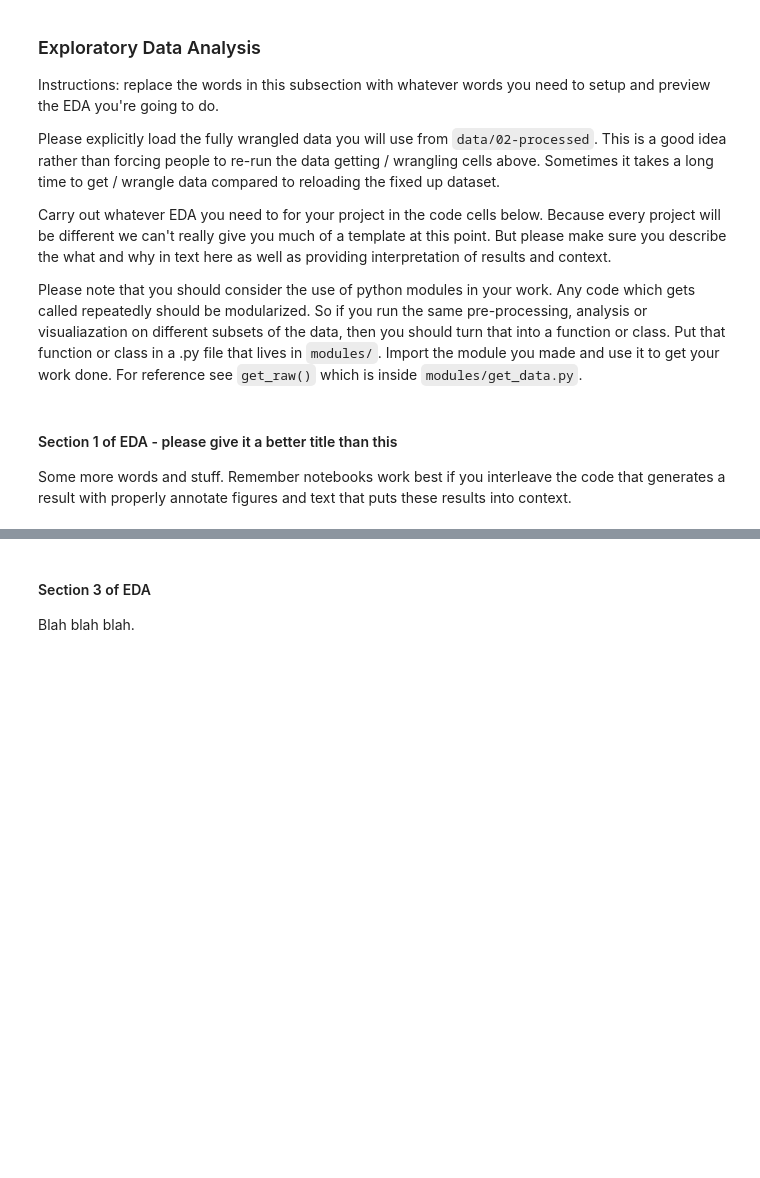
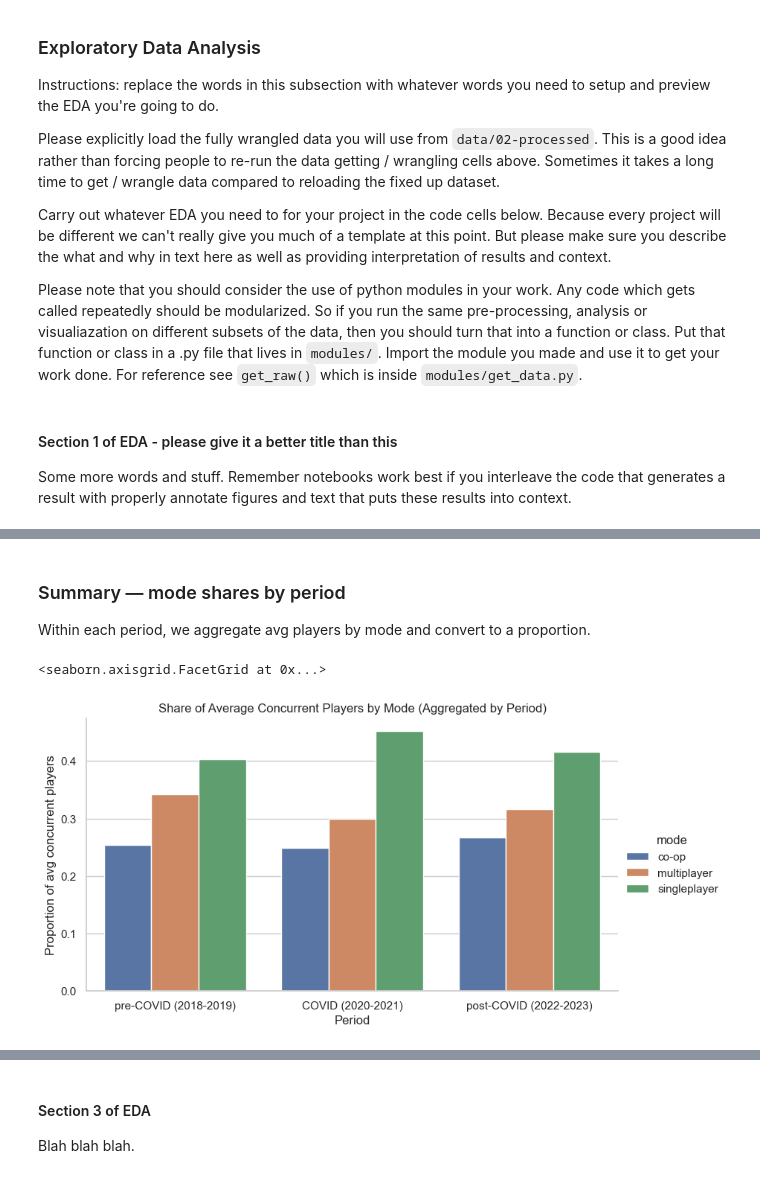
Before and after one commit to COGS108/Group038_WI26, a Jupyter notebook: 02-EDACheckpoint.ipynb, the cells around one changed output, grey strips where cells are left out. Cells and saved outputs as stored; diff of their text form; code cells hidden in the pictures; blank space fills up the shorter version.

```diff
--- a/02-EDACheckpoint.ipynb
+++ b/02-EDACheckpoint.ipynb
@@ -129,0 +253,34 @@ Some more words and stuff.  Remember notebooks work best if you interleave the c
+# %% [markdown]
+### Summary — mode shares by period
+Within each period, we aggregate avg players by mode and convert to a proportion.
+# %%
+period_mode = (
+    long_df.groupby(["period", "mode"], as_index=False, observed=True)["avg_players"]
+    .sum()
+)
+
+period_totals = (
+    period_mode.groupby("period", as_index=False, observed=True)["avg_players"]
+    .sum()
+    .rename(columns={"avg_players": "period_total"})
+)
+
+period_mode = period_mode.merge(period_totals, on="period")
+period_mode["share"] = period_mode["avg_players"] / period_mode["period_total"]
+
+sns.catplot(
+    data=period_mode,
+    x="period",
+    y="share",
+    hue="mode",
+    kind="bar",
+    height=4.5,
+    aspect=1.8
+).set(
+    title="Share of Average Concurrent Players by Mode (Aggregated by Period)",
+    xlabel="Period",
+    ylabel="Proportion of avg concurrent players"
+)
+# %% [output]
+<seaborn.axisgrid.FacetGrid at 0x...>
+[figure, added]
```
Also changed, not shown: parts of 21 cells of this notebook.
